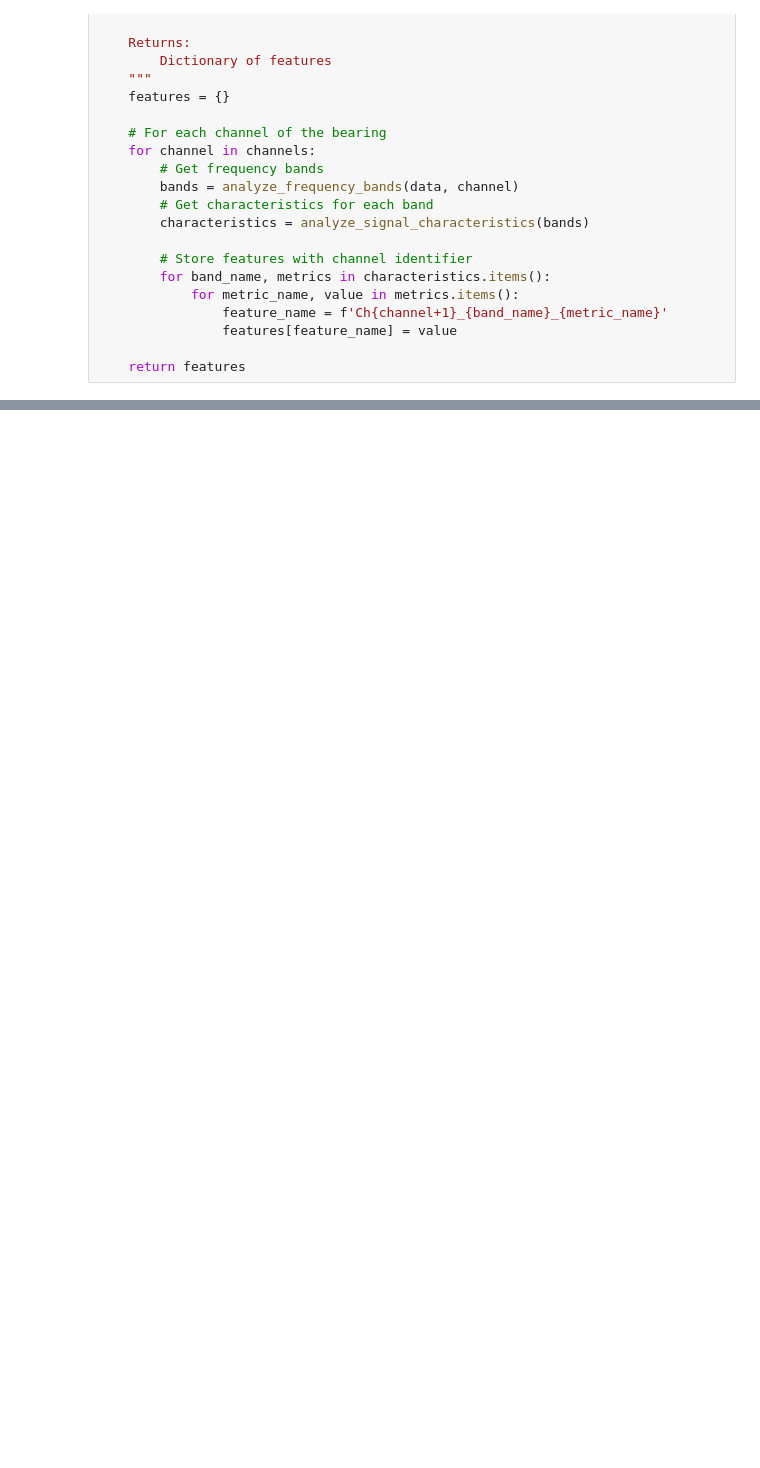
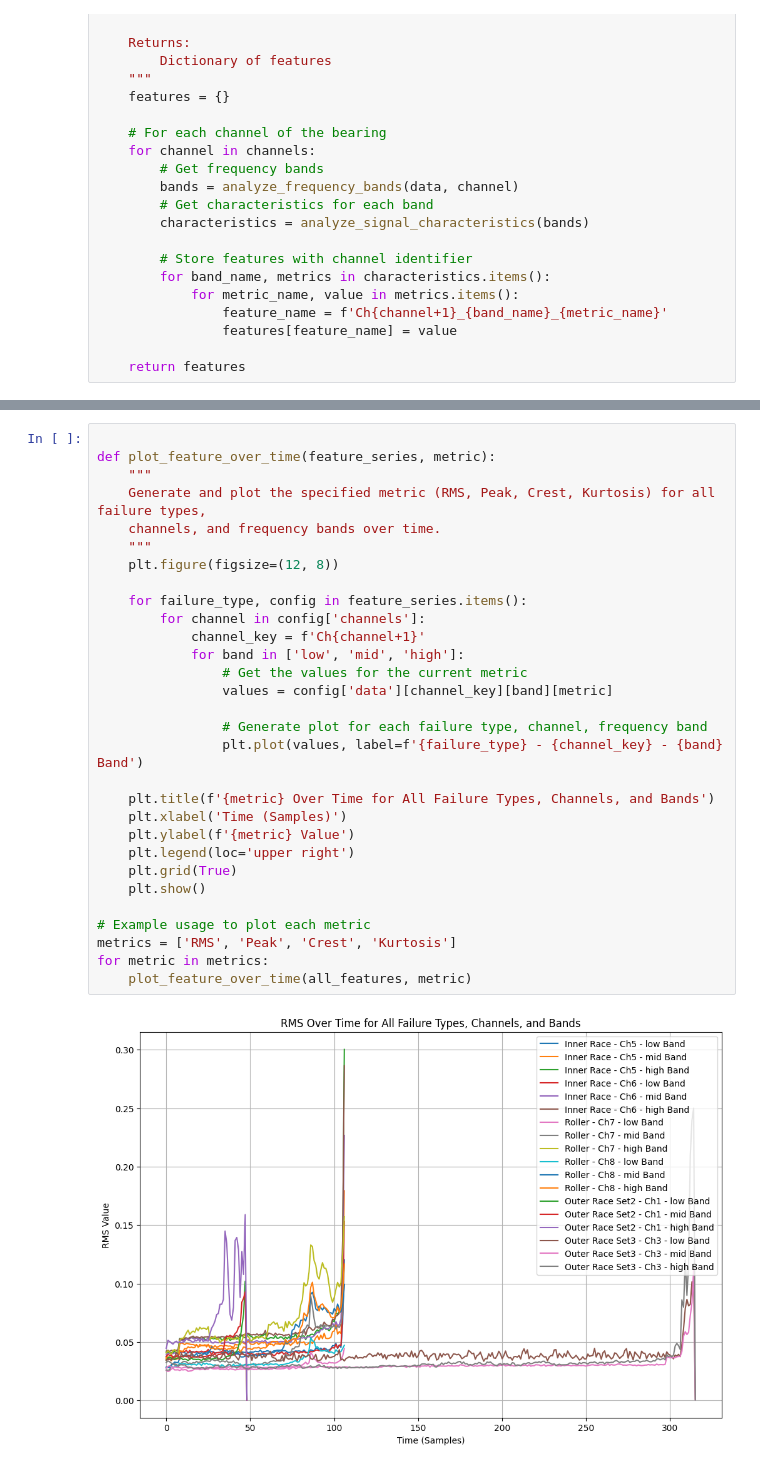
Before and after one commit to Ahmedayaz1210/Vibration-Analysis-System, a Jupyter notebook: working_notebooks/Phase3_Feature_Engineering.ipynb, the cells around one changed output, grey strips where cells are left out. Drawn from its saved outputs; the diff is of its cells as text; blank space fills up the shorter version.

```diff
--- a/working_notebooks/Phase3_Feature_Engineering.ipynb
+++ b/working_notebooks/Phase3_Feature_Engineering.ipynb
@@ -317,0 +381,32 @@ def calculate_degradation_features(time_series, window_size=5):
+# %%
+
+def plot_feature_over_time(feature_series, metric):
+    """
+    Generate and plot the specified metric (RMS, Peak, Crest, Kurtosis) for all failure types,
+    channels, and frequency bands over time.
+    """
+    plt.figure(figsize=(12, 8))
+
+    for failure_type, config in feature_series.items():
+        for channel in config['channels']:
+            channel_key = f'Ch{channel+1}'
+            for band in ['low', 'mid', 'high']:
+                # Get the values for the current metric
+                values = config['data'][channel_key][band][metric]
+
+                # Generate plot for each failure type, channel, frequency band
+                plt.plot(values, label=f'{failure_type} - {channel_key} - {band} Band')
+
+    plt.title(f'{metric} Over Time for All Failure Types, Channels, and Bands')
+    plt.xlabel('Time (Samples)')
+    plt.ylabel(f'{metric} Value')
+    plt.legend(loc='upper right')
+    plt.grid(True)
+    plt.show()
+
+# Example usage to plot each metric
+metrics = ['RMS', 'Peak', 'Crest', 'Kurtosis']
+for metric in metrics:
+    plot_feature_over_time(all_features, metric)
+# %% [output]
+[figure, added]
```
Also changed, not shown: parts of 14 cells of this notebook, 2 other files.
